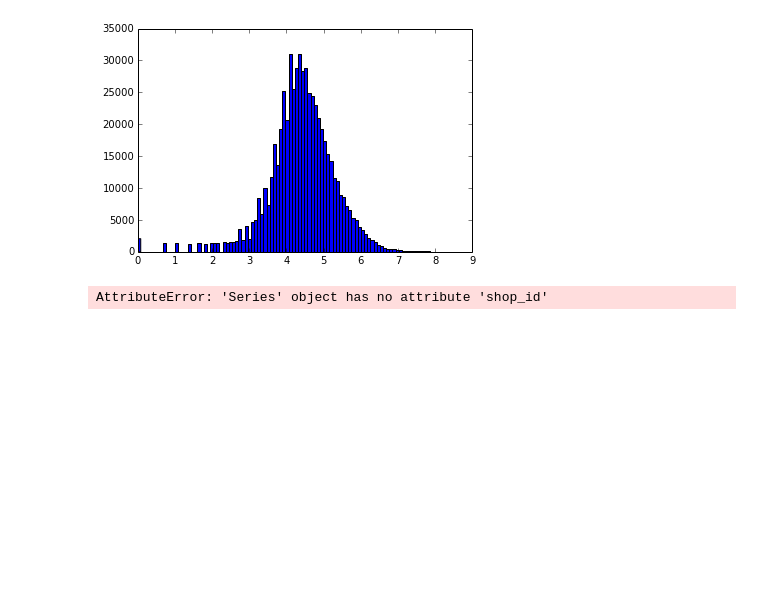
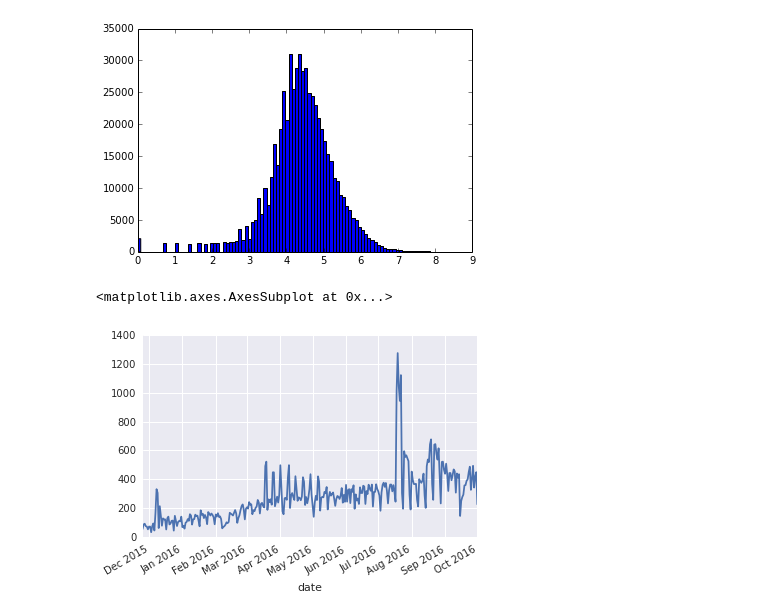
Before and after one commit to LuyiTian/tianchi2017, a Jupyter notebook: play_data/play_data_ipy.ipynb, the cells around one changed output. Cells and saved outputs as stored; diff of their text form; code cells hidden in the pictures; blank space fills up the shorter version.

```diff
--- a/play_data/play_data_ipy.ipynb
+++ b/play_data/play_data_ipy.ipynb
@@ -19,6 +20,6 @@ df.columns = ["user_id", "shop_id", "datetime"]
 # %%
 #print df[(df["datetime"]>="2016-09-17") & (df["datetime"]<"2016-09-18")]
 df['datetime'] = pd.to_datetime(df['datetime'])
-df['date'] = df['datetime'].dt.date
-print df.head
+df['date'] = pd.to_datetime(df['datetime'].dt.date)
+print df.head()
 # %% [output]
@@ -66,7 +46,10 @@ plt.show()
 # per shop per day frequency
 # %% [output]
 [figure]
-# %%
-df_grp_by_day.shop_id
-# %% [output]
-AttributeError: 'Series' object has no attribute 'shop_id'
+# %%
+shop_slice = df_grp_by_day[100]["2015-01-01":"2016-10-01"]
+# %%
+shop_slice.plot()
+# %% [output]
+<matplotlib.axes.AxesSubplot at 0x...>
+[figure, added]
```
Also changed, not shown: parts of 5 cells of this notebook, 2 other files.
